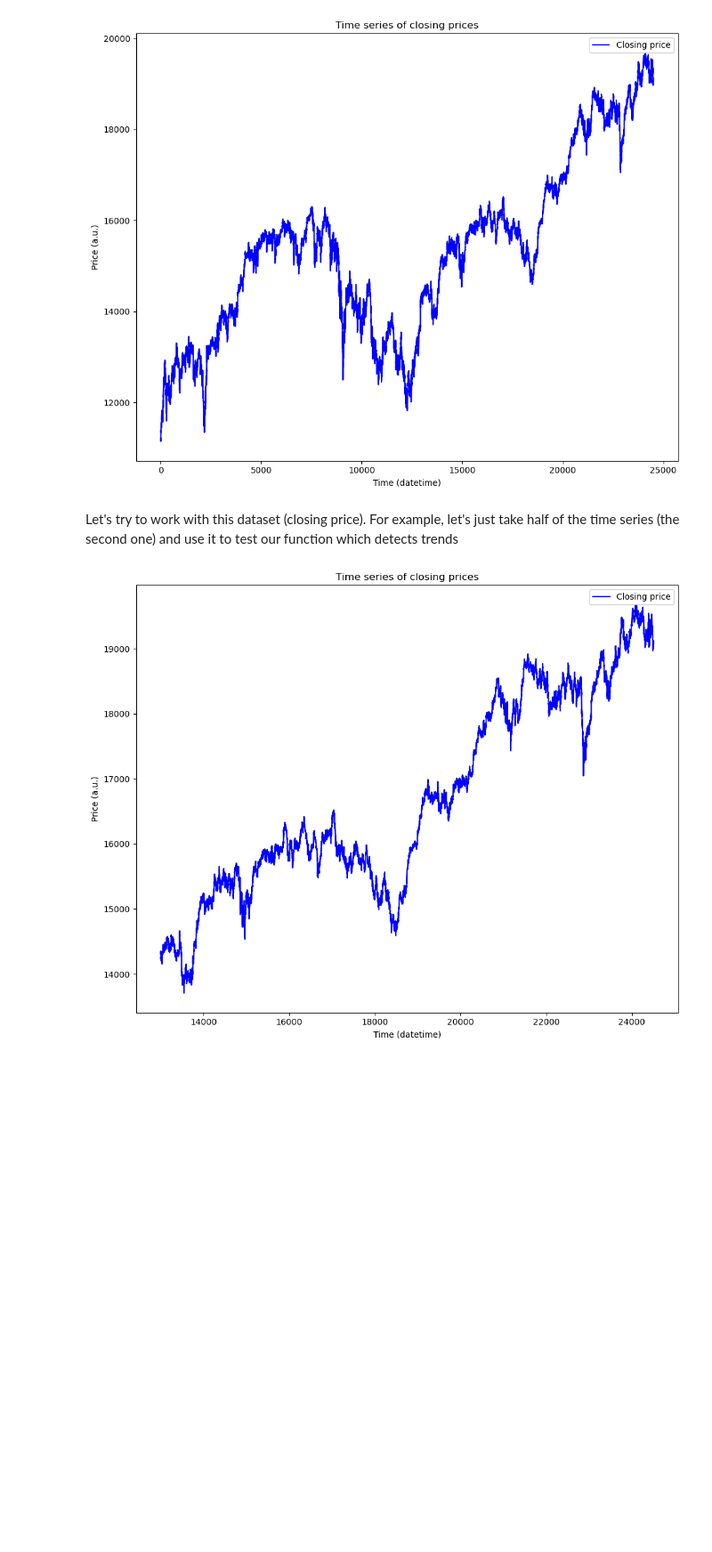
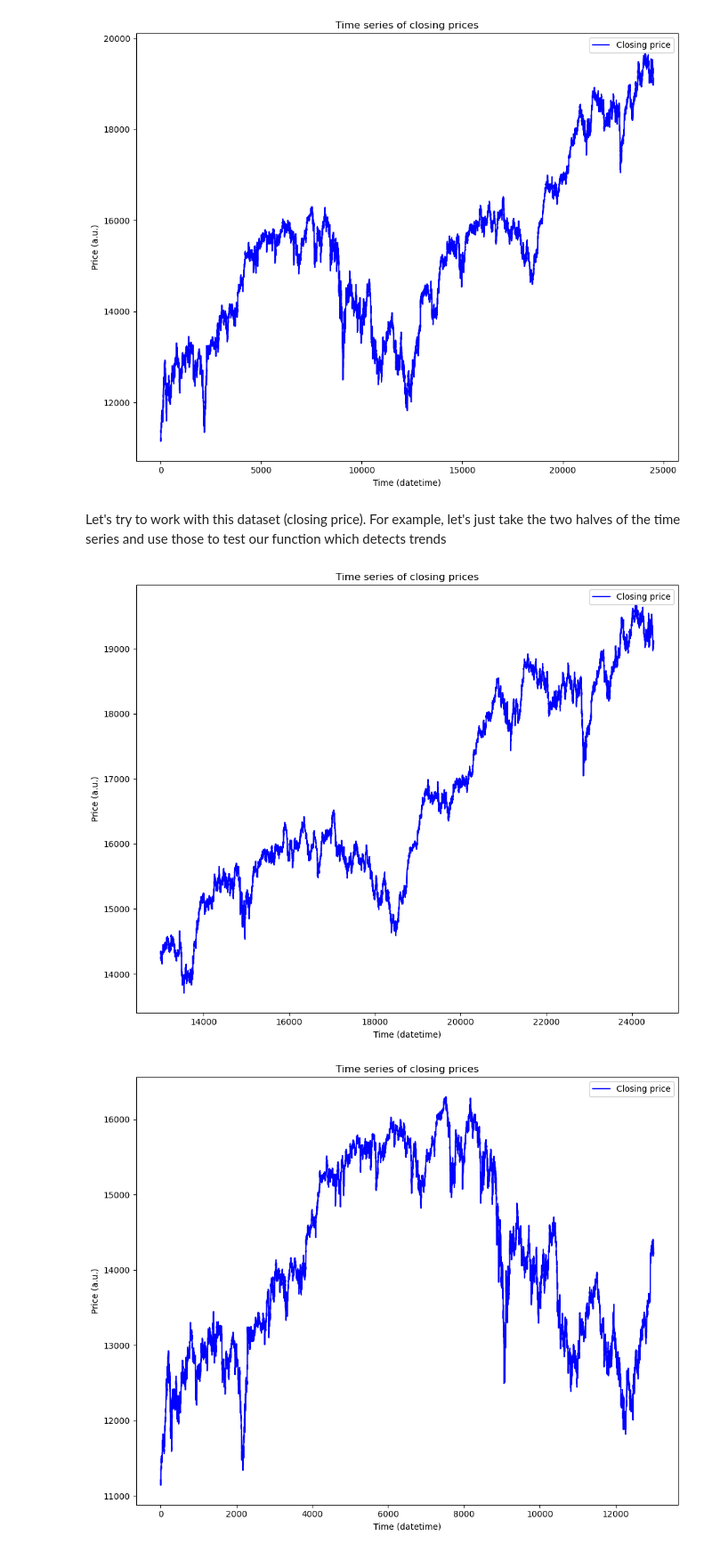
Before and after one commit to lorenzorizzi17/MeanReversionMetric, a Jupyter notebook: trending.ipynb, the cells around one changed output. Shown at 89% size. Saved outputs shown, nothing was run; the diff lists cells and outputs as text; code cells hidden in the pictures; blank space fills up the shorter version.

```diff
--- a/trending.ipynb
+++ b/trending.ipynb
@@ -17,12 +17,15 @@ mr.draw_info(DAX)
 # %% [output]
 [figure]
 # %% [markdown]
-Let's try to work with this dataset (closing price). For example, let's just take half of the time series (the second one) and use it to test our function which detects trends
+Let's try to work with this dataset (closing price). For example, let's just take the two halves of the time series and use those to test our function which detects trends
 # %%
 DAX_filtered = DAX.loc[13000:]
+DAX_filtered2 = DAX.loc[:13000]
 mr.draw_info(DAX_filtered)
+mr.draw_info(DAX_filtered2)
 # %% [output]
 [figure]
+[figure, added]
 # %%
 import pandas as pd
 from sklearn.linear_model import LinearRegression
```
Also changed, not shown: parts of 1 cell of this notebook, 2 other files.
